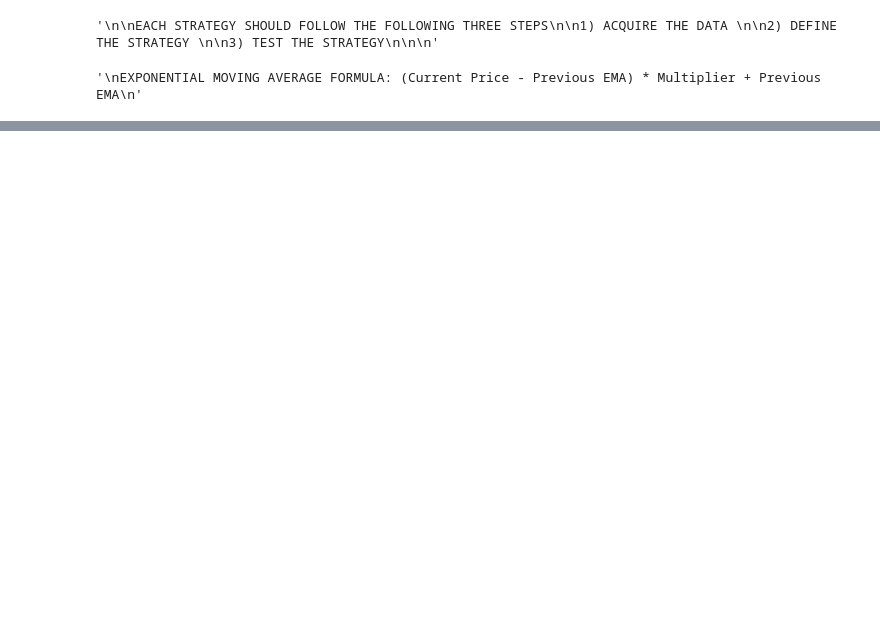
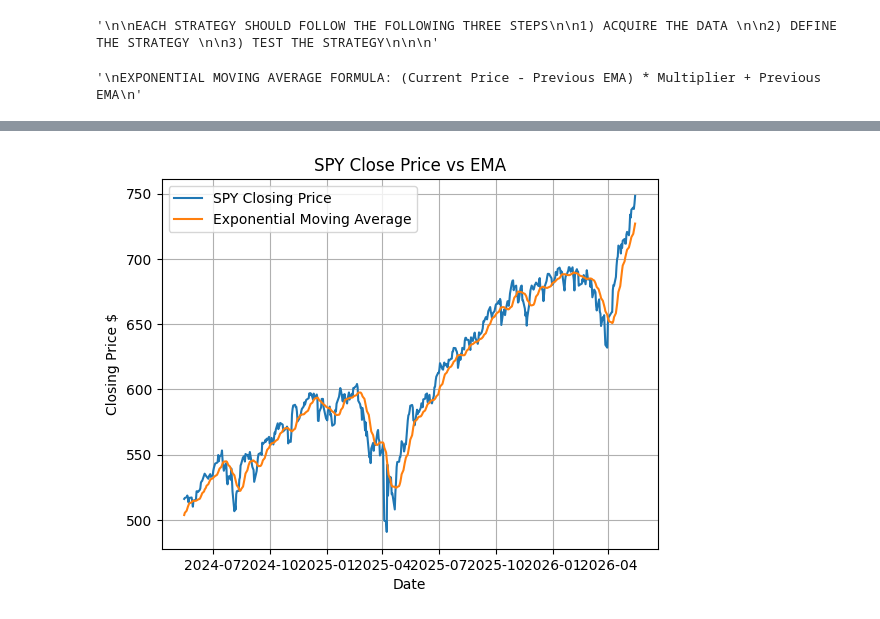
Before and after one commit to Jeffrey-Adjei/Technical-Indicator-Research, a Jupyter notebook: exponentialmovingaverage.ipynb, the cells around one changed output, grey strips where cells are left out. Saved outputs shown, nothing was run; the diff lists cells and outputs as text; code cells hidden in the pictures; blank space fills up the shorter version.

Commit message:
Asset returns plotted against the exponential moving average

```diff
--- a/exponentialmovingaverage.ipynb
+++ b/exponentialmovingaverage.ipynb
@@ -25,6 +25,7 @@ EXPONENTIAL MOVING AVERAGE FORMULA: (Current Price - Previous EMA) * Multiplier
 '\nEXPONENTIAL MOVING AVERAGE FORMULA: (Current Price - Previous EMA) * Multiplier + Previous EMA\n'
 # %%
 TICKER = "SPY"
+LOOKBACK = 500
 WINDOW = 8
 MULTIPLIER = 2 / (WINDOW + 1)
 # %%
@@ -80,0 +82,16 @@ df
+# %%
+# plot the asset against the exponential moving average
+def plot_exponential_moving_average(df):
+    df = df.iloc[-LOOKBACK:, :]
+    plt.plot(df["Close"], label="SPY Closing Price")
+    plt.plot(df["EMA"], label="Exponential Moving Average")
+    plt.title("SPY Close Price vs EMA")
+    plt.xlabel("Date")
+    plt.ylabel("Closing Price $")
+    plt.grid(True)
+    plt.legend(loc=2)
+    plt.show()
+# %%
+plot_exponential_moving_average(df)
+# %% [output]
+[figure, added]
```
Also changed, not shown: parts of 3 cells of this notebook.
